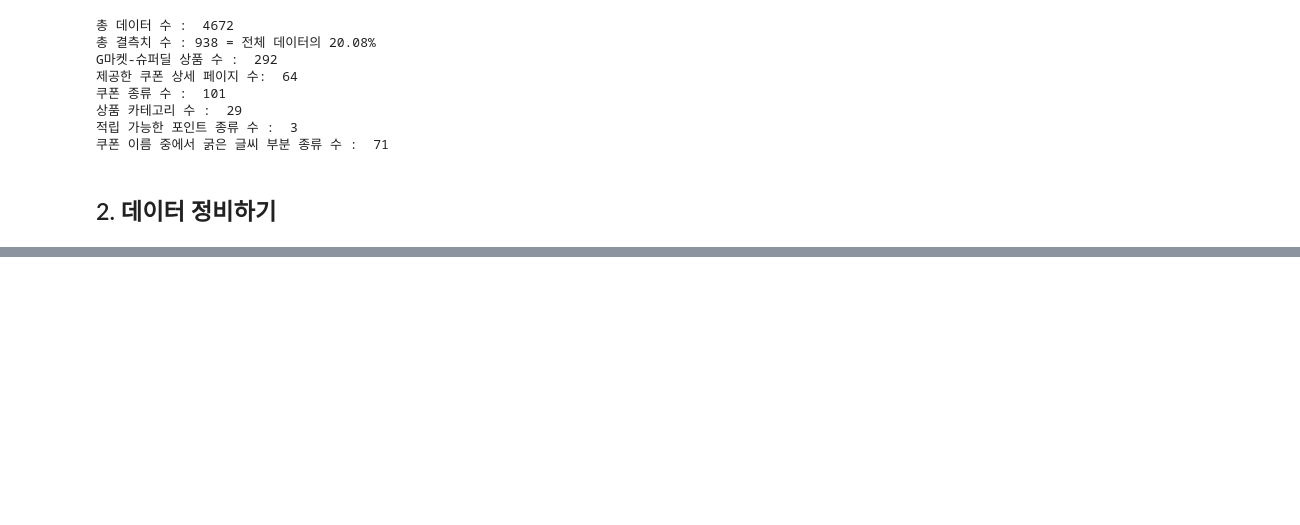
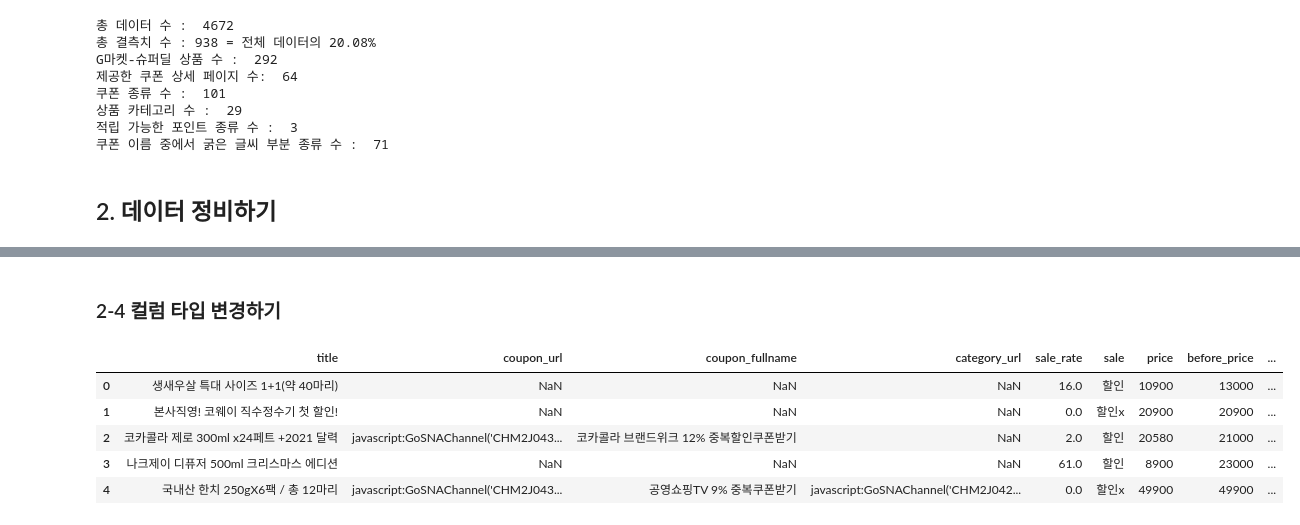
Before and after one commit to JaeHong-Park987/2023_team, a Jupyter notebook: 오픈마켓/오픈마켓(G마켓) 매체별 주문 데이터 분석.ipynb, the cells around one changed output, grey strips where cells are left out. Cells and saved outputs as stored; diff of their text form; code cells hidden in the pictures; blank space fills up the shorter version.

```diff
--- a/오픈마켓/오픈마켓(G마켓) 매체별 주문 데이터 분석.ipynb
+++ b/오픈마켓/오픈마켓(G마켓) 매체별 주문 데이터 분석.ipynb
@@ -290,0 +249,22 @@ plt.show()
+# %% [markdown]
+### 2-4 컬럼 타입 변경하기
+# %%
+# 가격이 아닌 데이터 제거
+gm1.drop(gm1[gm1['price'] == 'SOLD OUT'].index, inplace = True)
+gm1.drop(gm1[gm1['price'] == '가입상품'].index, inplace = True)
+# %%
+# '원'을 제거하고 int64로 타입 변경
+gm1['price'] = gm1['price'].str.replace(',',"").str.strip('원').astype('int64')
+gm1['before_price'] = gm1['before_price'].str.replace(',',"").str.strip('원').astype('int64')
+# %%
+# 구매수량을 int64로 타입 변경
+gm1['buy'] = gm1['buy'].str.replace(',',"").str.replace('만', '0000').str.replace('NEW', '0').str.strip('+\n구매').astype('int64')
+# %%
+gm1.head()
+# %% [output]
+|  | title | coupon_url | coupon_fullname | category_url | sale_rate | sale | price | before_price | ... |
+| 0 | 생새우살 특대 사이즈 1+1(약 40마리) | NaN | NaN | NaN | 16.0 | 할인 | 10900 | 13000 | ... |
+| 1 | 본사직영! 코웨이 직수정수기 첫 할인! | NaN | NaN | NaN | 0.0 | 할인x | 20900 | 20900 | ... |
+| 2 | 코카콜라 제로 300ml x24페트 +2021 달력 | javascript:GoSNAChannel('CHM2J043... | 코카콜라 브랜드위크 12% 중복할인쿠폰받기 | NaN | 2.0 | 할인 | 20580 | 21000 | ... |
+| 3 | 나크제이 디퓨저 500ml 크리스마스 에디션 | NaN | NaN | NaN | 61.0 | 할인 | 8900 | 23000 | ... |
+| 4 | 국내산 한치 250gX6팩 / 총 12마리 | javascript:GoSNAChannel('CHM2J043... | 공영쇼핑TV 9% 중복쿠폰받기 | javascript:GoSNAChannel('CHM2J042... | 0.0 | 할인x | 49900 | 49900 | ... |
```
Also changed, not shown: parts of 20 cells of this notebook.
